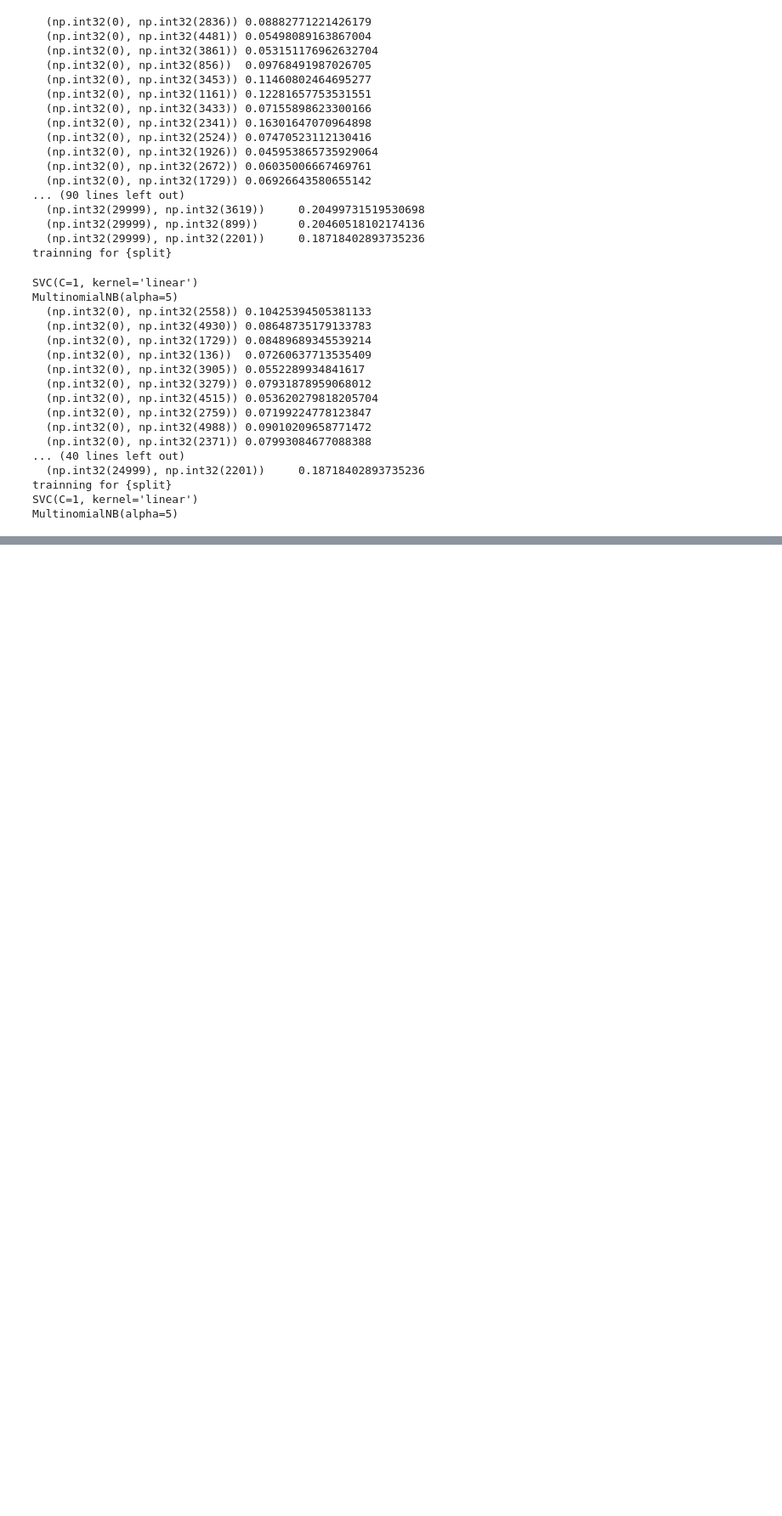
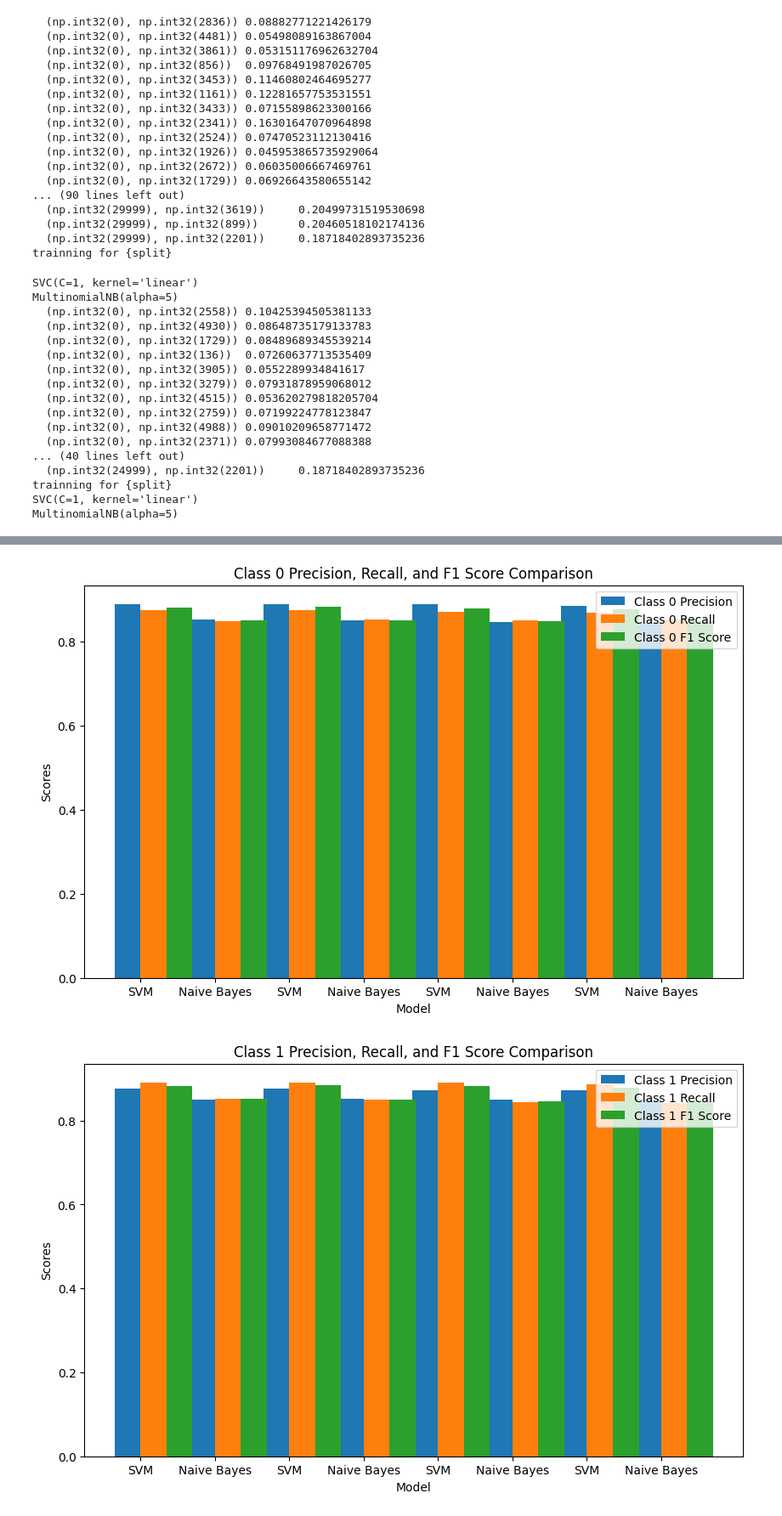
Before and after one commit to dsubedi164/sentiment_analysis, a Jupyter notebook: notebooks/imdb/traintest.ipynb, the cells around one changed output, grey strips where cells are left out. Shown at 85% size. Cells and saved outputs as stored; diff of their text form; code cells hidden in the pictures; blank space fills up the shorter version.

Commit message:
final model for presentation

```diff
--- a/notebooks/imdb/traintest.ipynb
+++ b/notebooks/imdb/traintest.ipynb
@@ -236,0 +245,53 @@ resultsRecall.to_csv('../../reports/imdb/recall_precision_report.csv', index=Fal
+# %%
+# Sample data (You can load your CSV directly instead)
+# data = {
+#     'Model': ['SVM', 'Naive Bayes'],
+#     'Class 0 Precision': [0.888, 0.852],
+#     'Class 0 Recall': [0.8754, 0.8484],
+#     'Class 0 F1 Score': [0.8817, 0.8504],
+#     'Class 1 Precision': [0.8771, 0.8491],
+#     'Class 1 Recall': [0.8896, 0.853],
+#     'Class 1 F1 Score': [0.8833, 0.851],
+# }
+
+# Create a DataFrame
+df = pd.read_csv("../../reports/imdb/recall_precision_report.csv")
+
+# Set the bar width
+bar_width = 0.35
+
+# Set positions for the bars
+index = np.arange(len(df['Model']))
+
+# Plot for Class 0
+fig, ax = plt.subplots(figsize=(10, 6))
+bar1 = ax.bar(index, df['Class 0 Precision'], bar_width, label='Class 0 Precision')
+bar2 = ax.bar(index + bar_width, df['Class 0 Recall'], bar_width, label='Class 0 Recall')
+bar3 = ax.bar(index + 2 * bar_width, df['Class 0 F1 Score'], bar_width, label='Class 0 F1 Score')
+
+# Plot for Class 1
+fig, ax2 = plt.subplots(figsize=(10, 6))
+bar4 = ax2.bar(index, df['Class 1 Precision'], bar_width, label='Class 1 Precision')
+bar5 = ax2.bar(index + bar_width, df['Class 1 Recall'], bar_width, label='Class 1 Recall')
+bar6 = ax2.bar(index + 2 * bar_width, df['Class 1 F1 Score'], bar_width, label='Class 1 F1 Score')
+
+# Add labels and titles
+ax.set_xlabel('Model')
+ax.set_ylabel('Scores')
+ax.set_title('Class 0 Precision, Recall, and F1 Score Comparison')
+ax.set_xticks(index + bar_width / 2)
+ax.set_xticklabels(df['Model'])
+ax.legend()
+
+ax2.set_xlabel('Model')
+ax2.set_ylabel('Scores')
+ax2.set_title('Class 1 Precision, Recall, and F1 Score Comparison')
+ax2.set_xticks(index + bar_width / 2)
+ax2.set_xticklabels(df['Model'])
+ax2.legend()
+
+# Display plots
+plt.show()
+# %% [output]
+[figure, added]
+[figure, added]
```
Also changed, not shown: parts of 4 cells of this notebook, 2 other files.
